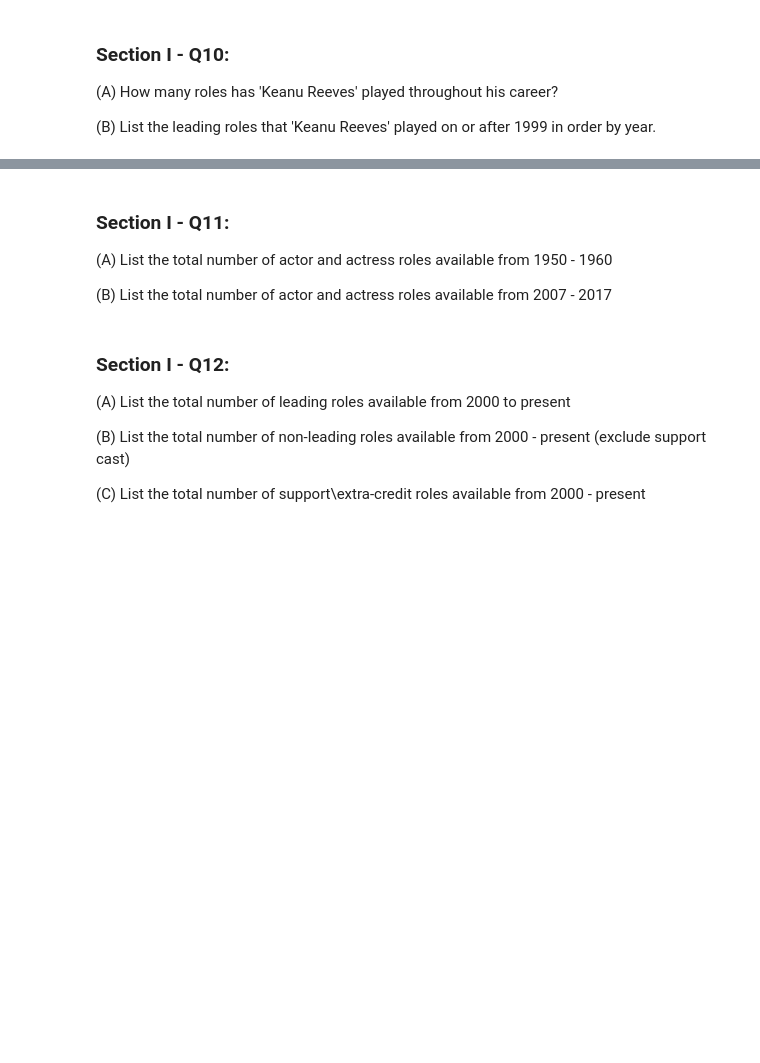
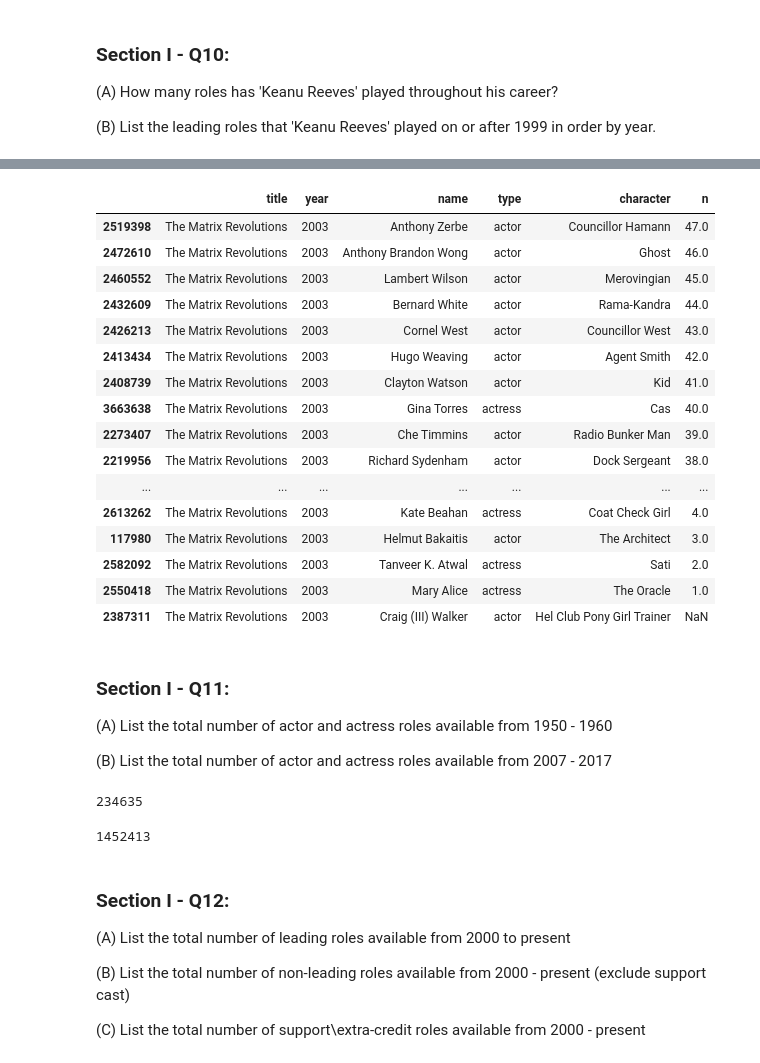
Before and after one commit to Gan001/Data-Wrangling, a Jupyter notebook: mini-project_pandas/Mini_Project_Data_Wrangling_Pandas.ipynb, the cells around one changed output, grey strips where cells are left out. Drawn from its saved outputs; the diff is of its cells as text; code cells hidden in the pictures; blank space fills up the shorter version.

```diff
--- a/mini-project_pandas/Mini_Project_Data_Wrangling_Pandas.ipynb
+++ b/mini-project_pandas/Mini_Project_Data_Wrangling_Pandas.ipynb
@@ -239,9 +400,39 @@ len(movies[movies.year == 2017])
+# %%
+#same issue as with Matrix Reloaded
+cast[cast.title == 'The Matrix Revolutions' ].sort_values(by=['n'], ascending=False)
+# %% [output]
+|  | title | year | name | type | character | n |
+| 2519398 | The Matrix Revolutions | 2003 | Anthony Zerbe | actor | Councillor Hamann | 47.0 |
+| 2472610 | The Matrix Revolutions | 2003 | Anthony Brandon Wong | actor | Ghost | 46.0 |
+| 2460552 | The Matrix Revolutions | 2003 | Lambert Wilson | actor | Merovingian | 45.0 |
+| 2432609 | The Matrix Revolutions | 2003 | Bernard White | actor | Rama-Kandra | 44.0 |
+| 2426213 | The Matrix Revolutions | 2003 | Cornel West | actor | Councillor West | 43.0 |
+| 2413434 | The Matrix Revolutions | 2003 | Hugo Weaving | actor | Agent Smith | 42.0 |
+| 2408739 | The Matrix Revolutions | 2003 | Clayton Watson | actor | Kid | 41.0 |
+| 3663638 | The Matrix Revolutions | 2003 | Gina Torres | actress | Cas | 40.0 |
+| 2273407 | The Matrix Revolutions | 2003 | Che Timmins | actor | Radio Bunker Man | 39.0 |
+| 2219956 | The Matrix Revolutions | 2003 | Richard Sydenham | actor | Dock Sergeant | 38.0 |
+| ... | ... | ... | ... | ... | ... | ... |
+| 2613262 | The Matrix Revolutions | 2003 | Kate Beahan | actress | Coat Check Girl | 4.0 |
+| 117980 | The Matrix Revolutions | 2003 | Helmut Bakaitis | actor | The Architect | 3.0 |
+| 2582092 | The Matrix Revolutions | 2003 | Tanveer K. Atwal | actress | Sati | 2.0 |
+| 2550418 | The Matrix Revolutions | 2003 | Mary Alice | actress | The Oracle | 1.0 |
+| 2387311 | The Matrix Revolutions | 2003 | Craig (III) Walker | actor | Hel Club Pony Girl Trainer | NaN |
 # %% [markdown]
 ### Section I - Q11:
 
 (A) List the total number of actor and actress roles available from 1950 - 1960
 
 (B) List the total number of actor and actress roles available from 2007 - 2017
+# %%
+#Number or roles 1950 - 1960
+len(cast[(cast.year >= 1950) & (cast.year <= 1960)])
+# %% [output]
+234635
+# %%
+len(cast[(cast.year >= 2007) & (cast.year <= 2017)])
+# %% [output]
+1452413
 # %% [markdown]
 ### Section I - Q12:
 
```
Also changed, not shown: parts of 17 cells of this notebook.
